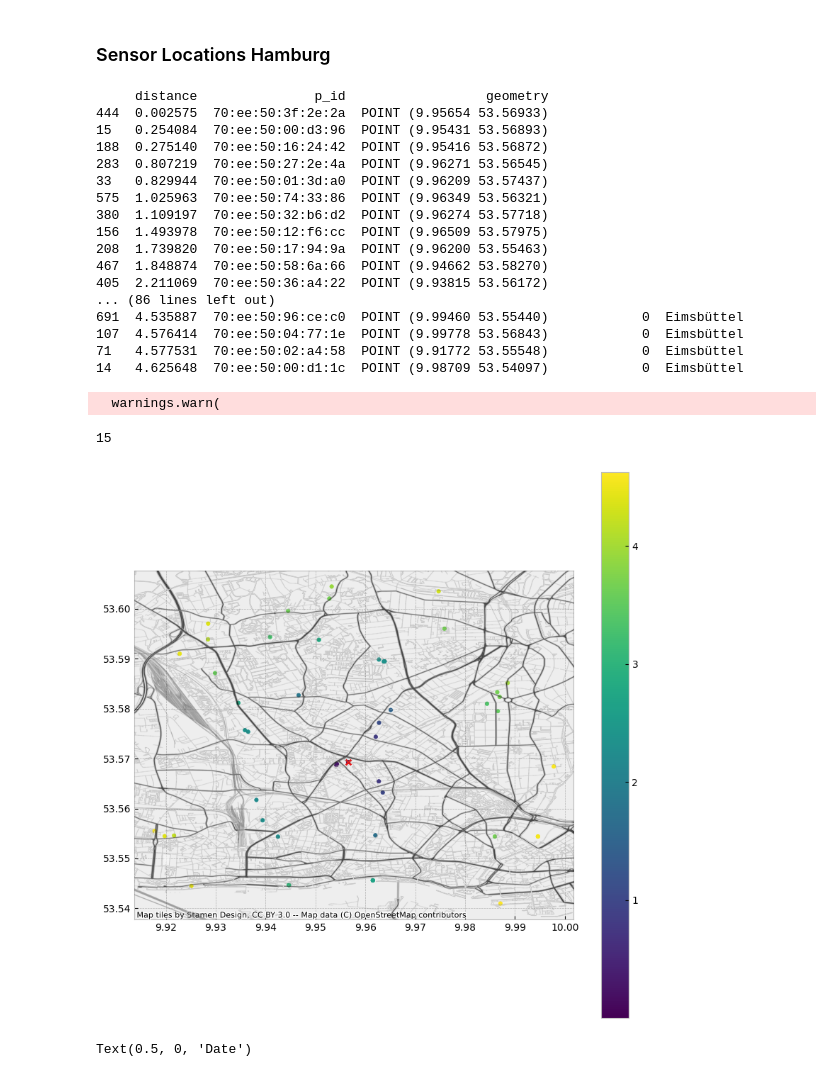
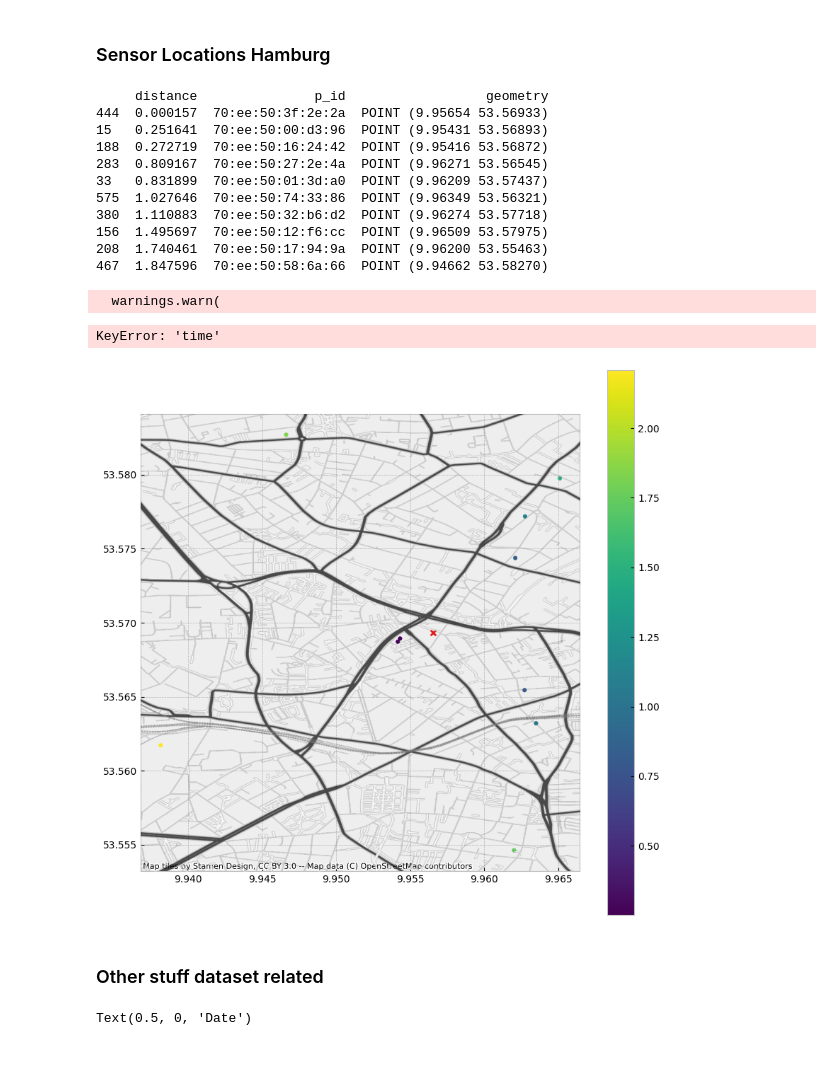
Before and after one commit to IanBuck-dev/master-thesis-data-science, a Jupyter notebook: point-interpolation.ipynb, the cells around one changed output. Cells and saved outputs as stored; diff of their text form; code cells hidden in the pictures.

```diff
--- a/point-interpolation.ipynb
+++ b/point-interpolation.ipynb
@@ -61,7 +141,7 @@ def load_stuttgart_sensor_community_data():
     return qc_gdf, m5_gdf, rest_gdf
 
 # qc_gdf, m5_gdf, rest_gdf = load_stuttgart_sensor_community_data()
-qc_gdf, m5_gdf, rest_gdf = load_hamburg_netatmo_data()
+qc_gdf, parent_gdf, rest_gdf = load_hamburg_netatmo_data()
 
 p_ids_df = qc_gdf.groupby('p_id').agg({'geometry': 'first'}).reset_index()
 locations = list(p_ids_df['geometry'].apply(lambda x: (x.x, x.y)))
@@ -130,11 +210,11 @@ names = ['Nienstedten', 'Stellingen', 'Fuhlsbüttel', 'Eimsbüttel', 'Eppendorf'
 stations = pd.DataFrame([Nienstedten, Stellingen, Fuhlsbüttel, Eimsbüttel, Eppendorf, Hafencity, Mümmelmansberg, WinsenLuhe, Emmelndorf, Harburg])
 number_of_neighbours_per_station = 1
 # %%
-Eimsbüttel = [53.569332,9.956562]
+Eimsbüttel = [53.56933, 9.95654]
 
 names = ['Eimsbüttel']
 stations = pd.DataFrame([Eimsbüttel])
-number_of_neighbours_per_station = 50
+number_of_neighbours_per_station = 201
 # %%
 from scipy.spatial import KDTree
 from geopandas.tools import sjoin, sjoin_nearest
@@ -164,65 +244,63 @@ for index, row in test_locations_gdf.iterrows():
     idx = idx[0]
     # Multiply each distance by 111 to get km
     dist = dist[0] * 111
     neighbours.append(pd.DataFrame(zip(idx, dist), columns=["index", "distance"]))
 
 neighbours_df = pd.concat(neighbours, axis=1)
 neighbours_df.set_index("index", inplace=True)
 
 gdB_nearest = neighbours_df.join(p_ids_df, how="inner")
 gdB_nearest.sort_values(by=['distance'], inplace=True)
 
-print(gdB_nearest)
+print(gdB_nearest.head(10))
 
 # gdB_nearest = p_ids_df.iloc[neighbour_indexes]
 neighbour_ids = gdB_nearest['p_id']
 
 gdf_nearest = gpd.GeoDataFrame(gdB_nearest, geometry=gdB_nearest['geometry'], crs=crs)
 
 combined = sjoin_nearest(gdf_nearest, test_locations_gdf, how='left')
-print(combined)
 
-fig, ax = plt.subplots(figsize=(10,10))
+def plot_neighbours_min_distance(crs, test_locations_gdf, gdf_nearest, nr_neighbours, min_distance=0.0):
+    fig, ax = plt.subplots(figsize=(10,10))
 
-# gdf_nearest.plot(marker='o', ax=ax, markersize=15, column='p_id', legend=True, categorical=True)
+    min_distance_gdf = gdf_nearest[gdf_nearest['distance'] > min_distance]
 
-gdf_nearest.plot(marker='o', ax=ax, markersize=15, column='distance', legend=True)
-test_locations_gdf.plot(marker='x', ax=ax, markersize=30, color='#e41a1c')
-# ax.legend(loc='upper right', bbox_to_anchor=(1.1, 1.05))
+    min_distance_gdf.iloc[1:nr_neighbours + 1].plot(marker='o', ax=ax, markersize=15, column='distance', legend=True)
+    test_locations_gdf.plot(marker='x', ax=ax, markersize=30, color='#e41a1c')
+    # ax.legend(loc='upper right', bbox_to_anchor=(1.1, 1.05))
 
-# zoom = ctx.tile._calculate_zoom(*gdf_nearest.total_bounds)
-zoom = 15
-print(zoom)
-ctx.add_basemap(
+    # zoom = ctx.tile._calculate_zoom(*gdf_nearest.total_bounds)
+    ctx.add_basemap(
         ax,
         crs=crs,
-        zoom=zoom,
         alpha=0.7,
         source=ctx.providers.Stamen.TonerLines
     )
+
+for min_distance in [0, 0.5, 1]: # 2, 5, 10
+    min_distance_gdf = gdf_nearest[gdf_nearest['distance'] > min_distance]
+    plot_neighbours_min_distance(crs, gdf_nearest.iloc[0:1], min_distance_gdf, 10, 0)
+    test_df = create_dataset_for_sensor_id(start, end, min_distance_gdf, '70:ee:50:3f:2e:2a', 30, 'netatmo', 10, 1, 'min_distance', 10)
 # %% [output]
      distance               p_id                  geometry
-444  0.002575  70:ee:50:3f:2e:2a  POINT (9.95654 53.56933)
-15   0.254084  70:ee:50:00:d3:96  POINT (9.95431 53.56893)
-188  0.275140  70:ee:50:16:24:42  POINT (9.95416 53.56872)
-283  0.807219  70:ee:50:27:2e:4a  POINT (9.96271 53.56545)
-33   0.829944  70:ee:50:01:3d:a0  POINT (9.96209 53.57437)
-575  1.025963  70:ee:50:74:33:86  POINT (9.96349 53.56321)
-380  1.109197  70:ee:50:32:b6:d2  POINT (9.96274 53.57718)
-156  1.493978  70:ee:50:12:f6:cc  POINT (9.96509 53.57975)
-208  1.739820  70:ee:50:17:94:9a  POINT (9.96200 53.55463)
-467  1.848874  70:ee:50:58:6a:66  POINT (9.94662 53.58270)
-405  2.211069  70:ee:50:36:a4:22  POINT (9.93815 53.56172)
-... (86 lines left out)
-691  4.535887  70:ee:50:96:ce:c0  POINT (9.99460 53.55440)            0  Eimsbüttel
-107  4.576414  70:ee:50:04:77:1e  POINT (9.99778 53.56843)            0  Eimsbüttel
-71   4.577531  70:ee:50:02:a4:58  POINT (9.91772 53.55548)            0  Eimsbüttel
-14   4.625648  70:ee:50:00:d1:1c  POINT (9.98709 53.54097)            0  Eimsbüttel
+444  0.000157  70:ee:50:3f:2e:2a  POINT (9.95654 53.56933)
+15   0.251641  70:ee:50:00:d3:96  POINT (9.95431 53.56893)
+188  0.272719  70:ee:50:16:24:42  POINT (9.95416 53.56872)
+283  0.809167  70:ee:50:27:2e:4a  POINT (9.96271 53.56545)
+33   0.831899  70:ee:50:01:3d:a0  POINT (9.96209 53.57437)
+575  1.027646  70:ee:50:74:33:86  POINT (9.96349 53.56321)
+380  1.110883  70:ee:50:32:b6:d2  POINT (9.96274 53.57718)
+156  1.495697  70:ee:50:12:f6:cc  POINT (9.96509 53.57975)
+208  1.740461  70:ee:50:17:94:9a  POINT (9.96200 53.55463)
+467  1.847596  70:ee:50:58:6a:66  POINT (9.94662 53.58270)
   warnings.warn(
-15
+KeyError: 'time'
-[figure, old version]
+[figure, new version]
 # %%
 '70:ee:50:3f:2e:2a'
+# %% [markdown]
+### Other stuff dataset related
 # %%
 import seaborn as sns
 import matplotlib.dates as md
```
Also changed, not shown: parts of 7 cells of this notebook, 3 other files.
